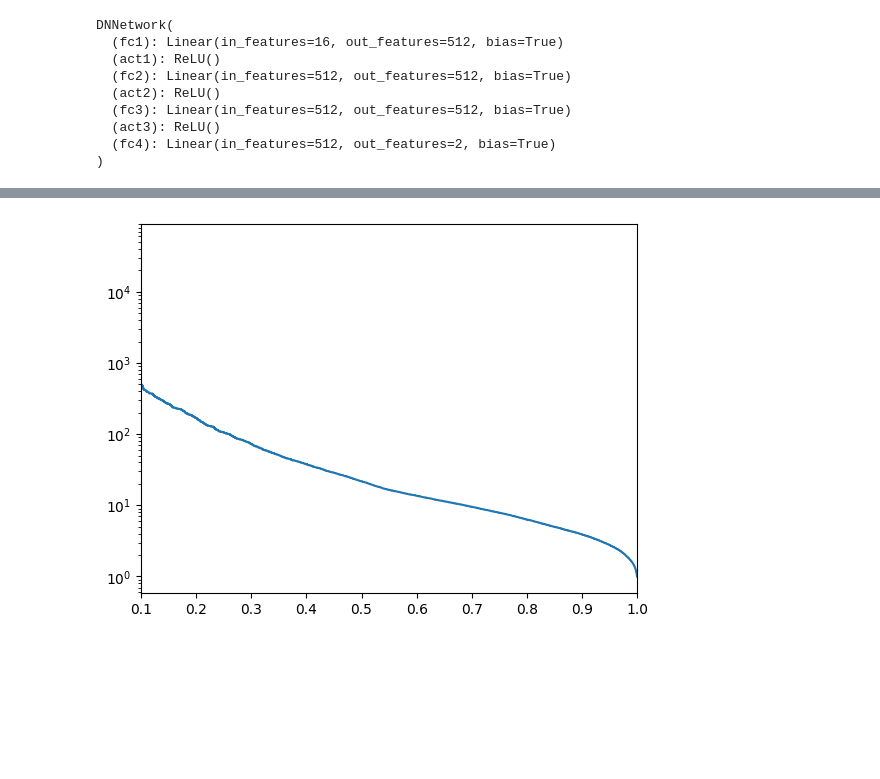
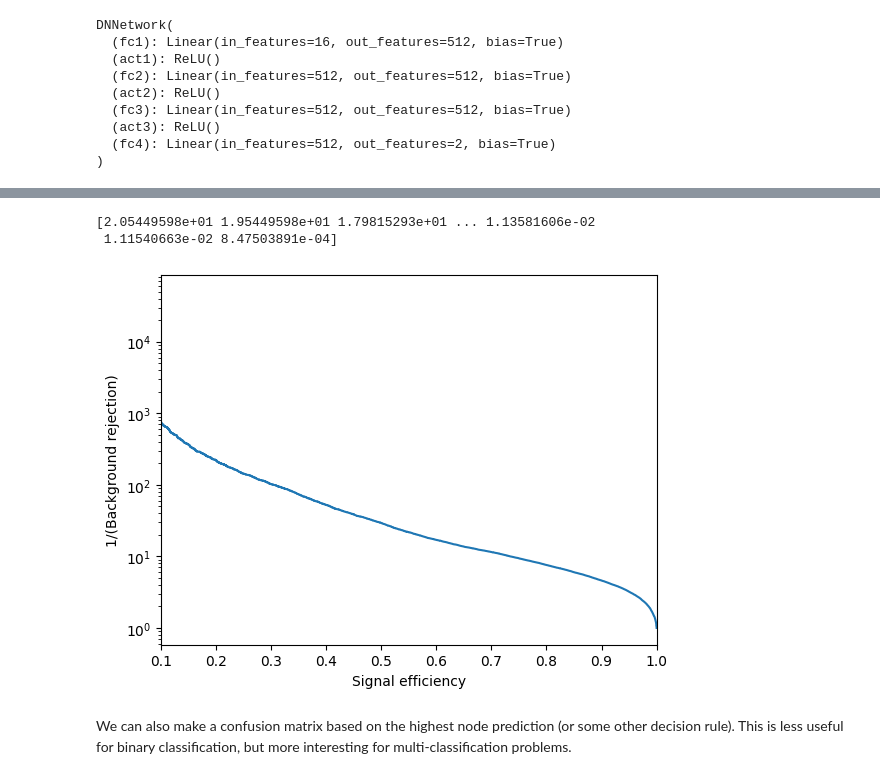
Before and after one commit to RobertLes/cometa-ML-tutorial, a Jupyter notebook: eval.ipynb, the cells around one changed output, grey strips where cells are left out. Drawn from its saved outputs; the diff is of its cells as text; code cells hidden in the pictures; blank space fills up the shorter version.

Commit message:
Update the eval and train notebooks with comments

```diff
--- a/eval.ipynb
+++ b/eval.ipynb
@@ -135,5 +131,3 @@ class DNNetwork(nn.Module):
         f3=self.act3(self.fc3(f2))
         logits = self.fc4(f3)
         return logits
-# %%
-train_dataloader,test_dataloader=get_ATLAS_inputs("./","HL",batch_size=2**8,return_pt=True)
@@ -143,5 +136,5 @@ Using file .//train_nominal_000.h5 for training
 # %%
-Ndim = len(train_dataloader.dataset[0][0][0])
+Ndim = len(test_dataloader.dataset[0][0][0])
 device = "cpu"
 model = DNNetwork(Ndim).to(device)
 model.load_state_dict(torch.load("model.pth"))
@@ -178,2 +180,2 @@ def load_score(dataloader):
 # %%
-preds_raw,ys,weights,pts=load_score(train_dataloader)
+preds_raw,ys,weights,pts=load_score(test_dataloader)
@@ -186,3 +185,7 @@ plt.savefig("confusion.pdf")
 # %%
 #Decision rule
-preds=np.log(preds_raw[:,0])/np.log(preds_raw[:,1])
+def decision_rule(raw_preds):
+    #return raw_preds[:,0]/raw_preds[:,1]
+    #return np.log(raw_preds[:,0]/raw_preds[:,1])
+    return np.log(raw_preds[:,0])/np.log(raw_preds[:,1])
+preds=decision_rule(preds_raw)
@@ -189,10 +234,19 @@ preds=np.log(preds_raw[:,0])/np.log(preds_raw[:,1])
 # %%
 #make ROC curve
-fpr, tpr, thresholds = metrics.roc_curve(ys, preds, sample_weight=weights)
+fpr, tpr, thresholds = metrics.roc_curve(ys, preds, sample_weight=weights) # return false and true positive rates, and the probed decsion rule threhsolds
+fpr, tpr, thresholds = metrics.roc_curve(ys, preds) # return false and true positive rates, and the probed decsion rule threhsolds
+
 fig, ax = plt.subplots()
 ax.plot(tpr,1/fpr)
 ax.set_yscale('log')
 ax.set_xlim([0.1, 1.0])
+ax.set_xlabel("Signal efficiency")
+ax.set_ylabel("1/(Background rejection)")
 fig.savefig("ROC.pdf")
+print(thresholds)
 # %% [output]
+[2.05449598e+01 1.95449598e+01 1.79815293e+01 ... 1.13581606e-02
+ 1.11540663e-02 8.47503891e-04]
-[figure, old version]
+[figure, new version]
+# %% [markdown]
+We can also make a confusion matrix based on the highest node prediction (or some other decision rule). This is less useful for binary classification, but more interesting for multi-classification problems.
```
Also changed, not shown: parts of 51 cells of this notebook, 1 other file.
